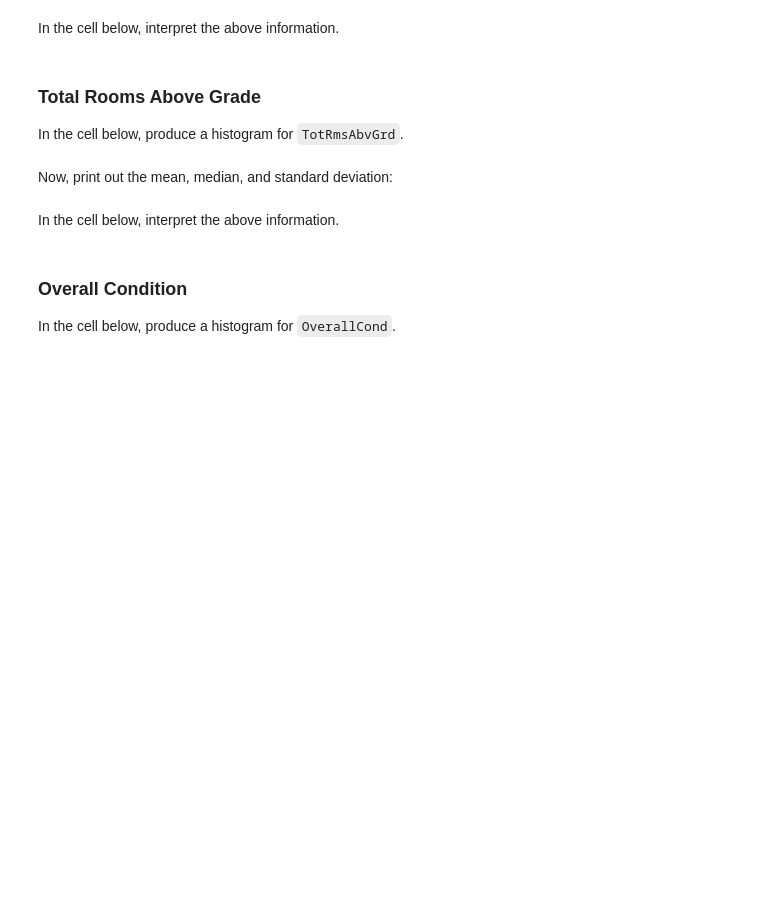
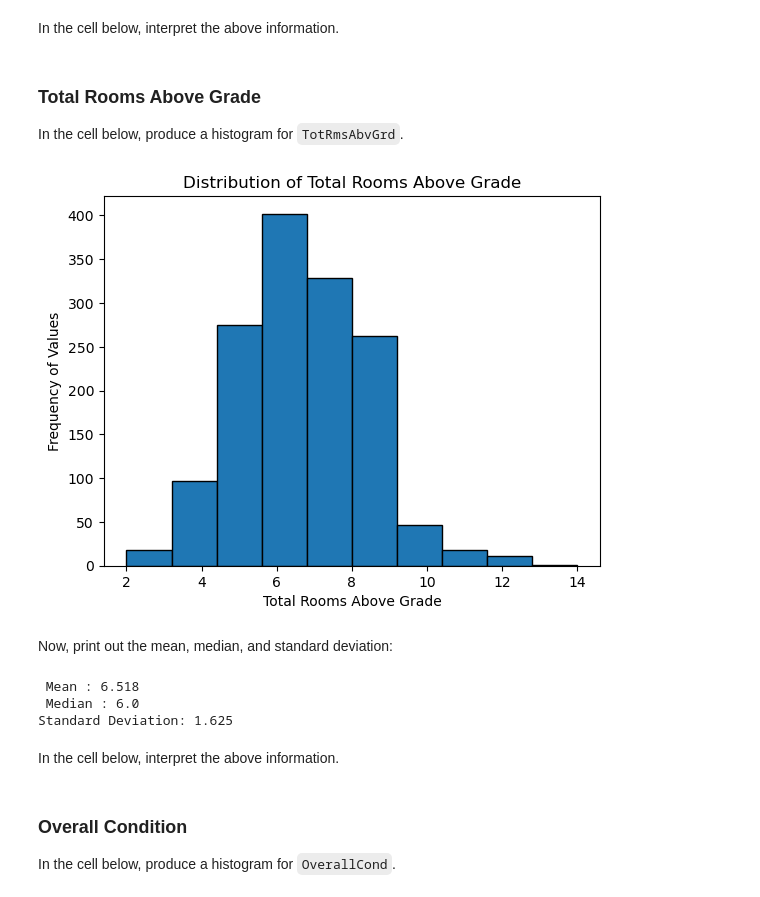
Before and after one commit to Pauline-lab/dsc-pandas-eda-lab, a Jupyter notebook: index.ipynb, the cells around one changed output. Saved outputs shown, nothing was run; the diff lists cells and outputs as text; code cells hidden in the pictures; blank space fills up the shorter version.

```diff
--- a/index.ipynb
+++ b/index.ipynb
@@ -221,2 +261,16 @@ In the cell below, produce a histogram for `TotRmsAbvGrd`.
+# %%
+# Histogram for Total Rooms Above Grade
+
+#Filters data to only display Salesprice column
+TotRmsAbvGrd = df.loc[:, 'TotRmsAbvGrd']
+#Plot the histogram
+plt.hist(TotRmsAbvGrd, bins= 10, edgecolor = 'black')
+
+plt.xlabel('Total Rooms Above Grade')
+plt.ylabel('Frequency of Values')
+plt.title('Distribution of Total Rooms Above Grade')
+plt.show()
+# %% [output]
+[figure, added]
 # %% [markdown]
 Now, print out the mean, median, and standard deviation:
@@ -225,3 +277,23 @@ Now, print out the mean, median, and standard deviation:
+# %%
+# The below code computes the Total rooms above grade, rounds off the values to three decimal places and prints out the values.
+
+# Salesprice Mean
+TotRmsAbvGrd_mean = round(TotRmsAbvGrd.mean(),3)
+
+# Salesprice median
+TotRmsAbvGrd_median = round(TotRmsAbvGrd.median(),3)
+
+# SalesPrice Standard deviation
+TotRmsAbvGrd_Stdv = round(TotRmsAbvGrd.std(),3)
+
+# Prints out the results
+print(" Mean :", TotRmsAbvGrd_mean)
+print(" Median :", TotRmsAbvGrd_median)
+print("Standard Deviation:", TotRmsAbvGrd_Stdv)
+# %% [output]
+ Mean : 6.518
+ Median : 6.0
+Standard Deviation: 1.625
 # %% [markdown]
 In the cell below, interpret the above information.
 # %%
```
Also changed, not shown: parts of 16 cells of this notebook.
